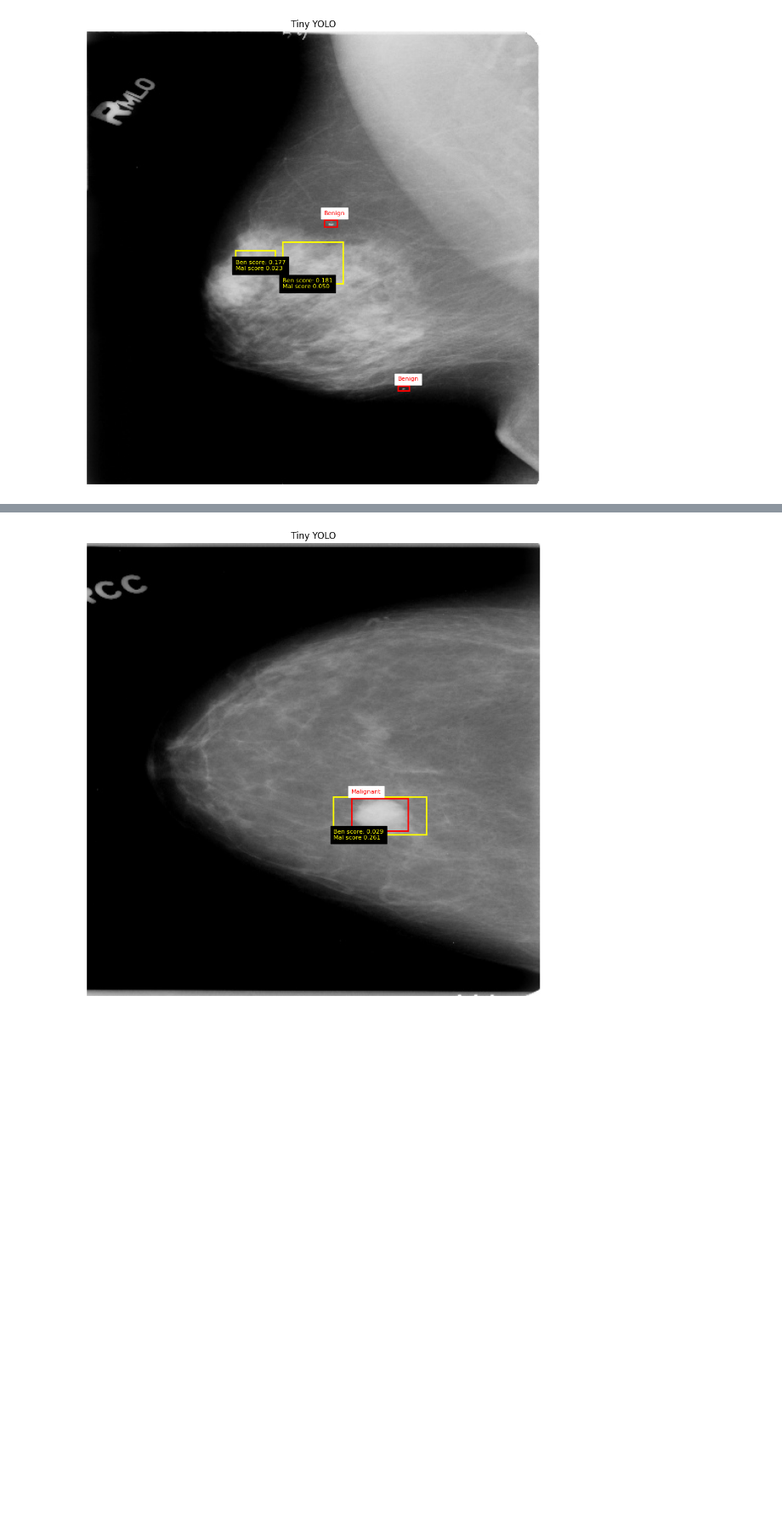
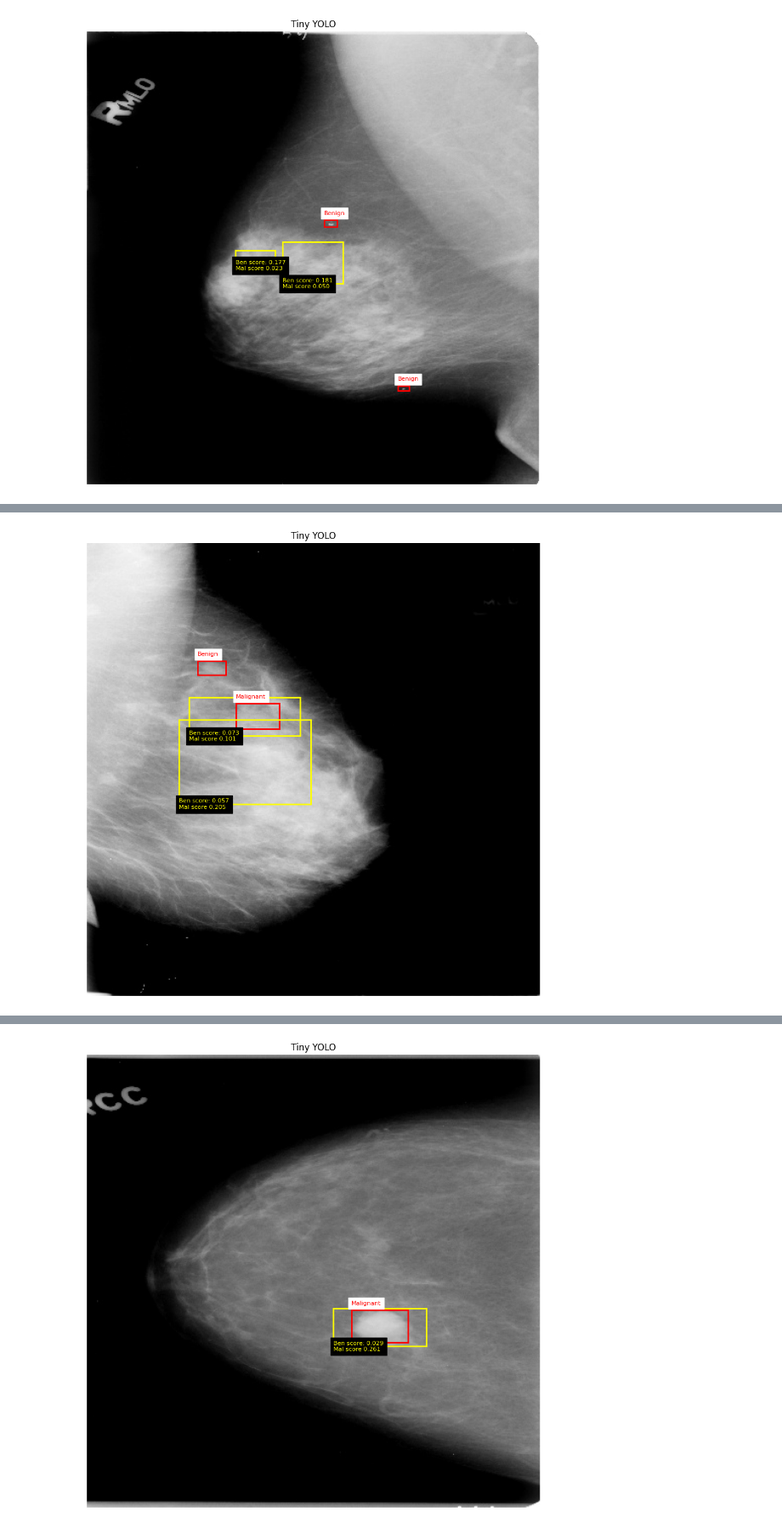
Before and after one commit to Cr3sp1/MammoYOLO, a Jupyter notebook: Results.ipynb, the cells around one changed output, grey strips where cells are left out. Shown at 85% size. Saved outputs shown, nothing was run; the diff lists cells and outputs as text; code cells hidden in the pictures; blank space fills up the shorter version.

```diff
--- a/Results.ipynb
+++ b/Results.ipynb
@@ -160,0 +168,5 @@ show_pred_example(model, "data/images/test/Calc-Test_P_01211_RIGHT_MLO.jpg", "da
+# %%
+show_pred_example(model_tiny, "data/images/test/Mass-Test_P_00969_LEFT_MLO.jpg", "data/labels/test/Mass-Test_P_00969_LEFT_MLO.txt",
+                         2, "Tiny YOLO" )
+# %% [output]
+[figure, added]
```
Also changed, not shown: parts of 8 cells of this notebook, 1 other file.
